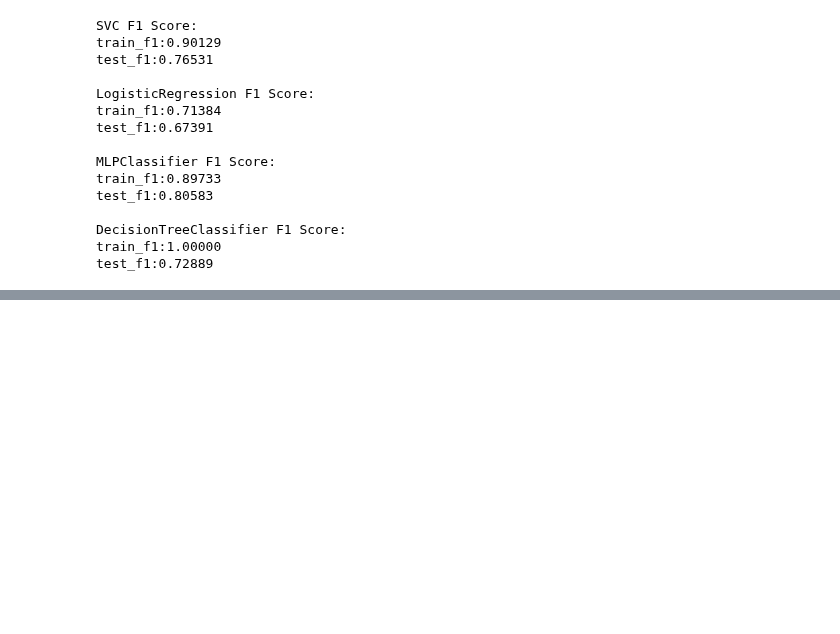
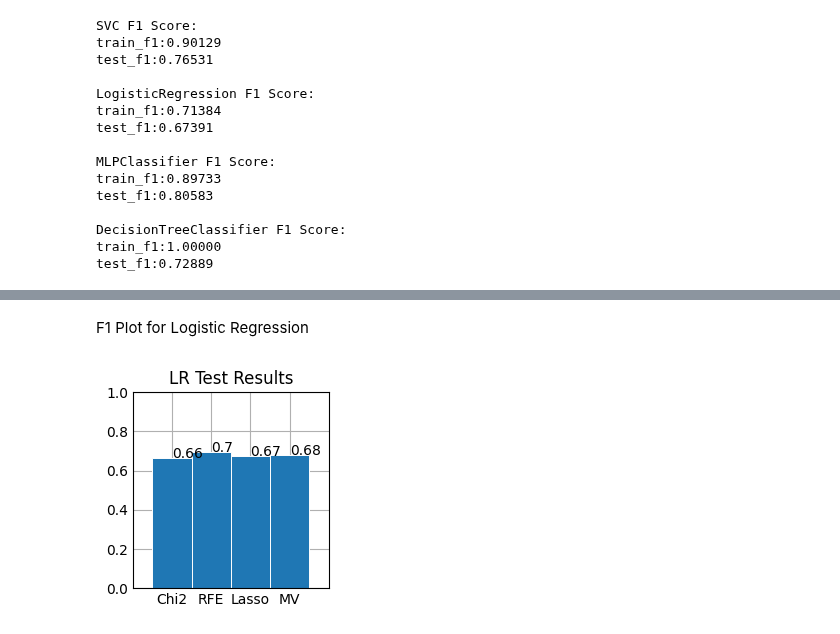
Before and after one commit to JoshPhang/CreditCardFraudDetection, a Jupyter notebook: FraudDetection.ipynb, the cells around one changed output, grey strips where cells are left out. Saved outputs shown, nothing was run; the diff lists cells and outputs as text; code cells hidden in the pictures; blank space fills up the shorter version.

```diff
--- a/FraudDetection.ipynb
+++ b/FraudDetection.ipynb
@@ -174,7 +173,7 @@ X_chi2 = data.loc[:, ['V11', 'V4', 'V14', 'V12', 'V17', 'V16', 'V18', 'V10', 'V3
 
 X_train_chi2, X_test_chi2, y_train_chi2, y_test_chi2 = train_test_split(X_chi2,y, test_size = 0.2, random_state = 24)
 
-modelAnalyzer(X_train_chi2, X_test_chi2, y_train_chi2, y_test_chi2)
+chi2_f1_score = modelAnalyzer(X_train_chi2, X_test_chi2, y_train_chi2, y_test_chi2)
 # %% [output]
 SVC F1 Score:
 train_f1:0.00000
@@ -209,7 +208,7 @@ X_rfe = data.iloc[:, [3,4,7,9,10,13,14,16,17,18]]
 
 X_train_rfe, X_test_rfe, y_train_rfe, y_test_rfe = train_test_split(X_rfe,y, test_size = 0.2, random_state = 24)
 
-modelAnalyzer(X_train_rfe, X_test_rfe, y_train_rfe, y_test_rfe)
+rfe_f1_score = modelAnalyzer(X_train_rfe, X_test_rfe, y_train_rfe, y_test_rfe)
 # %% [output]
 SVC F1 Score:
 train_f1:0.90571
@@ -275,0 +336,18 @@ print(X_rfe)
+# %% [markdown]
+F1 Plot for Logistic Regression
+# %%
+x = ['Chi2', 'RFE', 'Lasso', 'MV']
+y = [chi2_f1_score['LogisticRegression'], rfe_f1_score['LogisticRegression'], lasso_f1_score['LogisticRegression'], majority_f1_score['LogisticRegression']]
+
+fig, ax = plt.subplots()
+
+ax.bar(x, y, width=1, edgecolor="white", linewidth=0.7)
+
+ax.set(xlim=(-1, 4),
+       ylim=(0, 1),
+       title="LR Test Results")
+for i in range(len(x)):
+        plt.text(i,y[i],y[i].round(2))
+plt.show()
+# %% [output]
+[figure, added]
```
Also changed, not shown: parts of 12 cells of this notebook.
